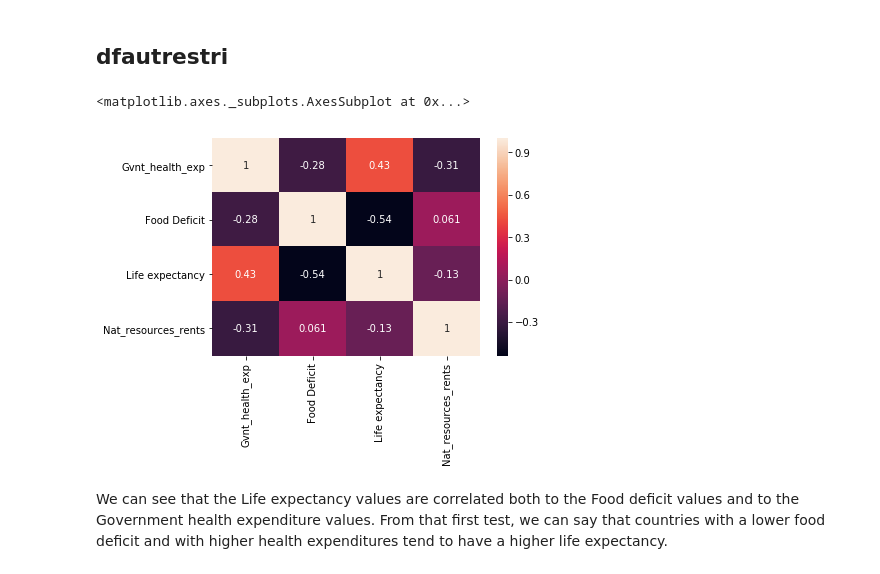
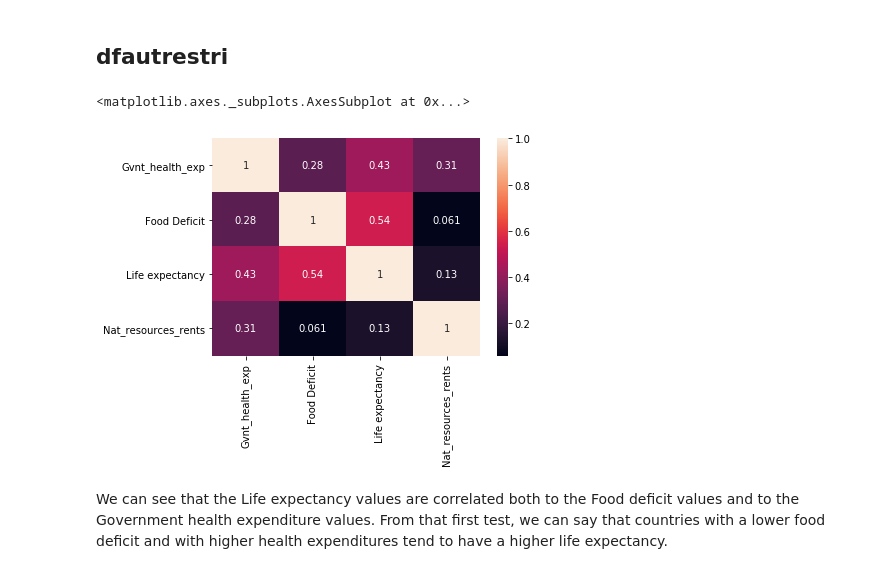
Before and after one commit to hgit2/IAproject, a Jupyter notebook: Projet_IA_clustering_classification.ipynb, the cells around one changed output. Cells and saved outputs as stored; diff of their text form; code cells hidden in the pictures.

```diff
--- a/Projet_IA_clustering_classification.ipynb
+++ b/Projet_IA_clustering_classification.ipynb
@@ -302,10 +304,10 @@ len(datatri)
 # %% [markdown]
 ## dfautrestri
 # %%
-sns.heatmap(dfautrestri.corr(),annot=True)
+sns.heatmap(abs(dfautrestri.corr()),annot=True)
 # %% [output]
 <matplotlib.axes._subplots.AxesSubplot at 0x...>
-[figure, old version]
+[figure, new version]
 # %% [markdown]
 We can see that the Life expectancy values are correlated both to the Food deficit values and to the Government health expenditure values. From that first test, we can say that countries with a lower food deficit and with higher health expenditures tend to have a higher life expectancy.
 # %% [markdown]
```
Also changed, not shown: parts of 42 cells of this notebook.
